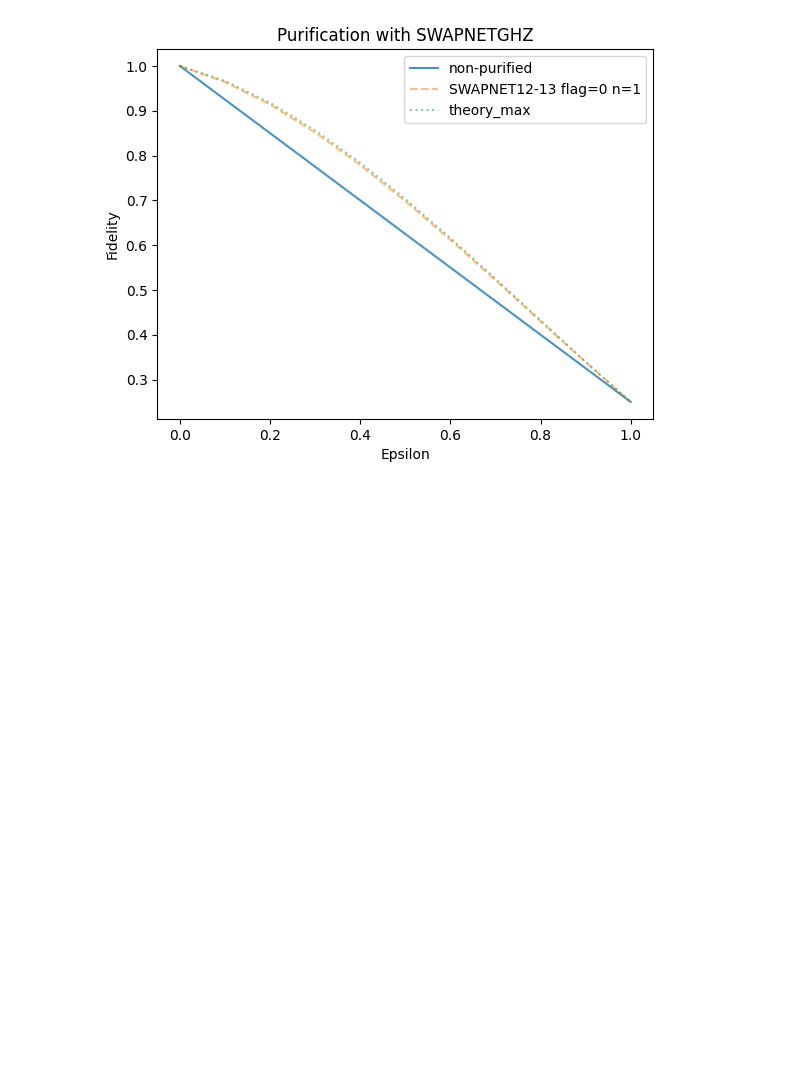
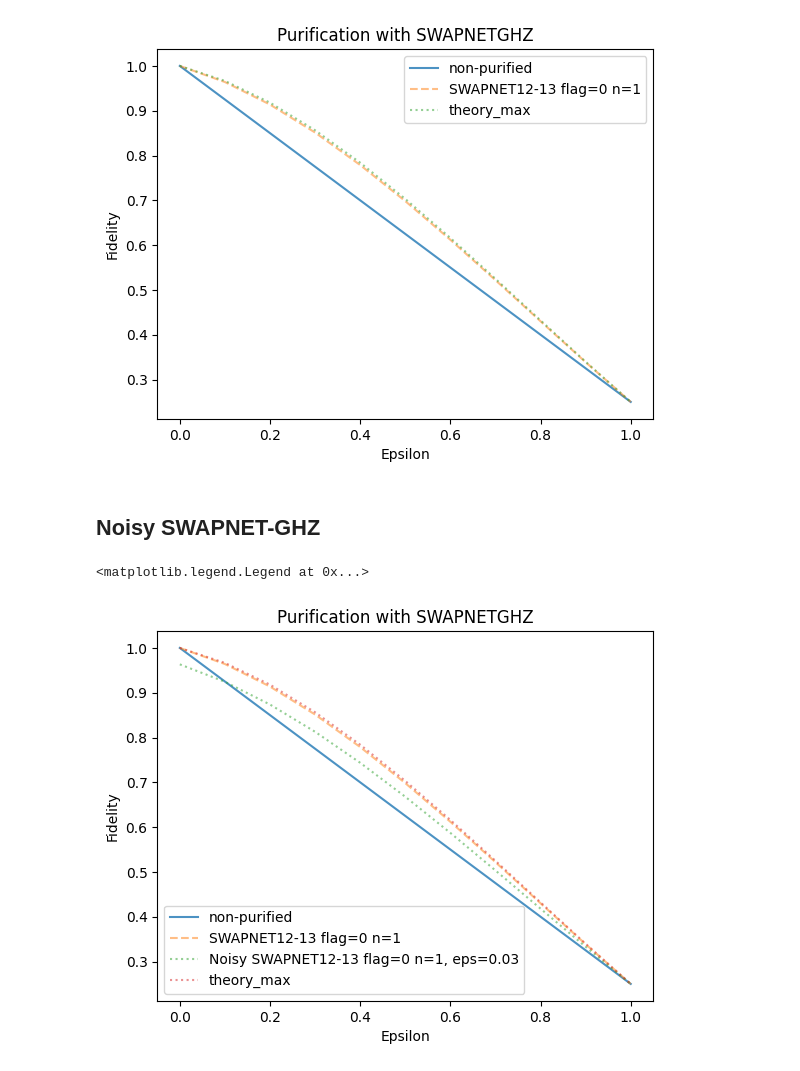
Before and after one commit to qoan-projects/OQPA, a Jupyter notebook: test-swapnet.ipynb, the cells around one changed output. Saved outputs shown, nothing was run; the diff lists cells and outputs as text; code cells hidden in the pictures; blank space fills up the shorter version.

Commit message:
added Noisy SWAPNET-GHZ

```diff
--- a/test-swapnet.ipynb
+++ b/test-swapnet.ipynb
@@ -747,3 +747,5 @@ plt.legend()
 # %% [output]
 <matplotlib.legend.Legend at 0x...>
 [figure]
+# %% [markdown]
+## Noisy SWAPNET-GHZ
@@ -749,0 +1012,29 @@ plt.legend()
+# %%
+list_of_purified_fidelity_flag0_n1=[]
+list_of_purified_fidelity_flag0_n1_noisy=[]
+eps=0.03
+
+list_of_purified_fidelity_theory=[]
+
+for i in list_of_epsilon:
+    list_of_purified_fidelity_flag0_n1.append(state_fidelity(getPurifiedRhoWithSWAP1213GHZ(i,1,0), pure_state))
+    list_of_purified_fidelity_flag0_n1_noisy.append(state_fidelity(getPurifiedRhoWithNoisySWAP1213GHZ(i,1,0,eps), pure_state))
+
+    list_of_purified_fidelity_theory.append(1/8*(-2+i)*(1+i)*(-4+3*i))
+# %%
+plt.plot(list_of_epsilon,list_of_fidelity,label='non-purified', alpha=0.8)
+
+
+plt.plot(list_of_epsilon,list_of_purified_fidelity_flag0_n1,label='SWAPNET12-13 flag=0 n='+str(1), alpha=0.5, linestyle='dashed')
+plt.plot(list_of_epsilon,list_of_purified_fidelity_flag0_n1_noisy,label='Noisy SWAPNET12-13 flag=0 n='+str(1)+', eps='+str(eps), alpha=0.5, linestyle='dotted')
+plt.plot(list_of_epsilon,list_of_purified_fidelity_theory,label='theory_max', alpha=0.5, linestyle='dotted')
+
+
+
+plt.title("Purification with SWAPNETGHZ")
+plt.xlabel("Epsilon")
+plt.ylabel("Fidelity")
+plt.legend()
+# %% [output]
+<matplotlib.legend.Legend at 0x...>
+[figure, added]
```
Also changed, not shown: parts of 1 cell of this notebook.
